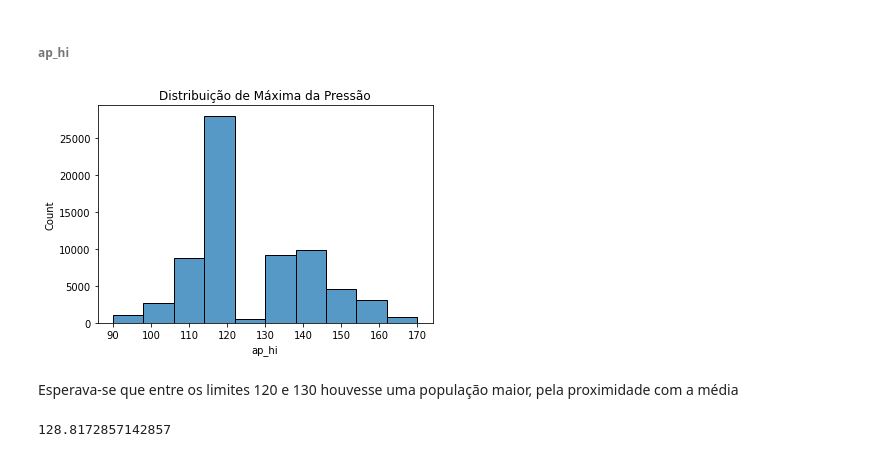
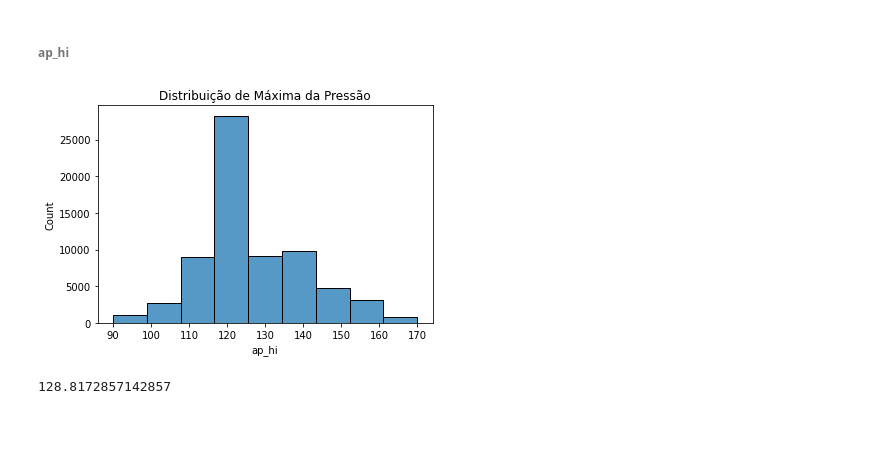
Before and after one commit to Samoelmoura/cardio_diseases_predict, a Jupyter notebook: notebooks/cardio_diseases_predict.ipynb, the cells around one changed output. Drawn from its saved outputs; the diff is of its cells as text; code cells hidden in the pictures; blank space fills up the shorter version.

Commit message:
correcting histogram analysis

```diff
--- a/notebooks/cardio_diseases_predict.ipynb
+++ b/notebooks/cardio_diseases_predict.ipynb
@@ -354,12 +354,10 @@ Assimetria (skew): -0.30574389867589913
 # %%
 outliers_indices, li, ls = buscar_outliers(df, 'ap_hi')
 # %%
-sns.histplot(df.drop(outliers_indices)['ap_hi'], bins=10)
+sns.histplot(df.drop(outliers_indices)['ap_hi'], bins=9)
 plt.title('Distribuição de Máxima da Pressão');
 # %% [output]
-[figure, old version]
+[figure, new version]
-# %% [markdown]
-Esperava-se que entre os limites 120 e 130 houvesse uma população maior, pela proximidade com a média
 # %%
 df['ap_hi'].mean()
 # %% [output]
```
Also changed, not shown: parts of 82 cells of this notebook.
